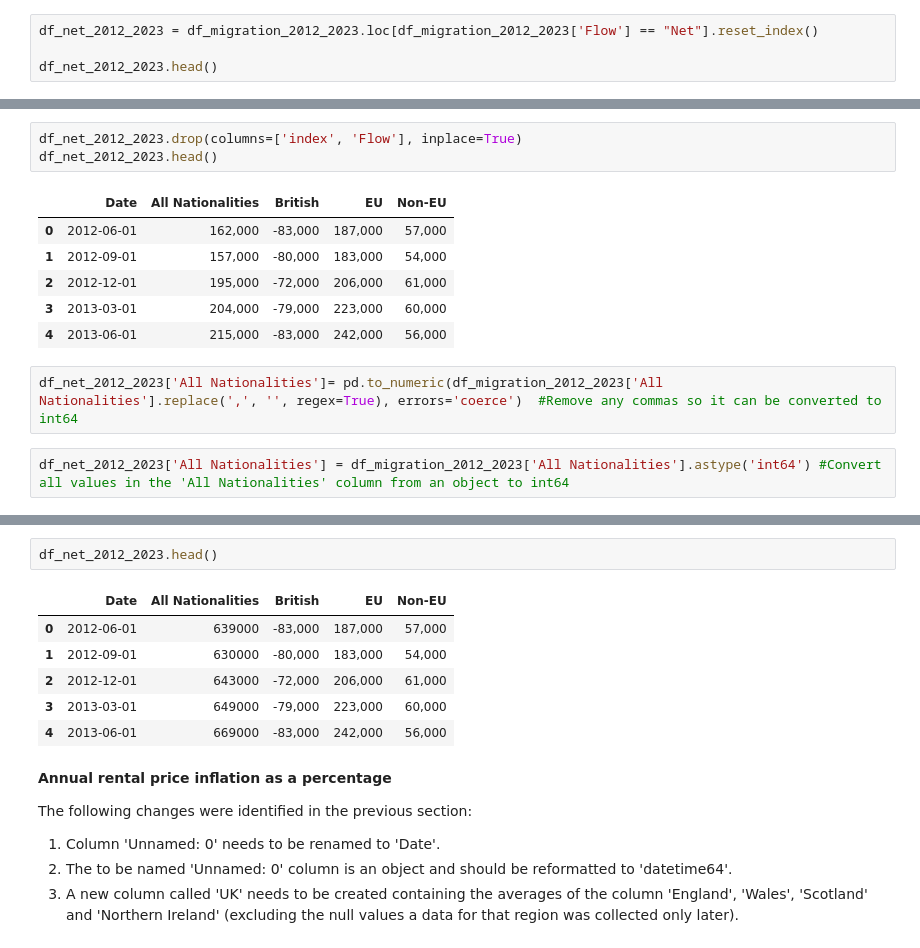
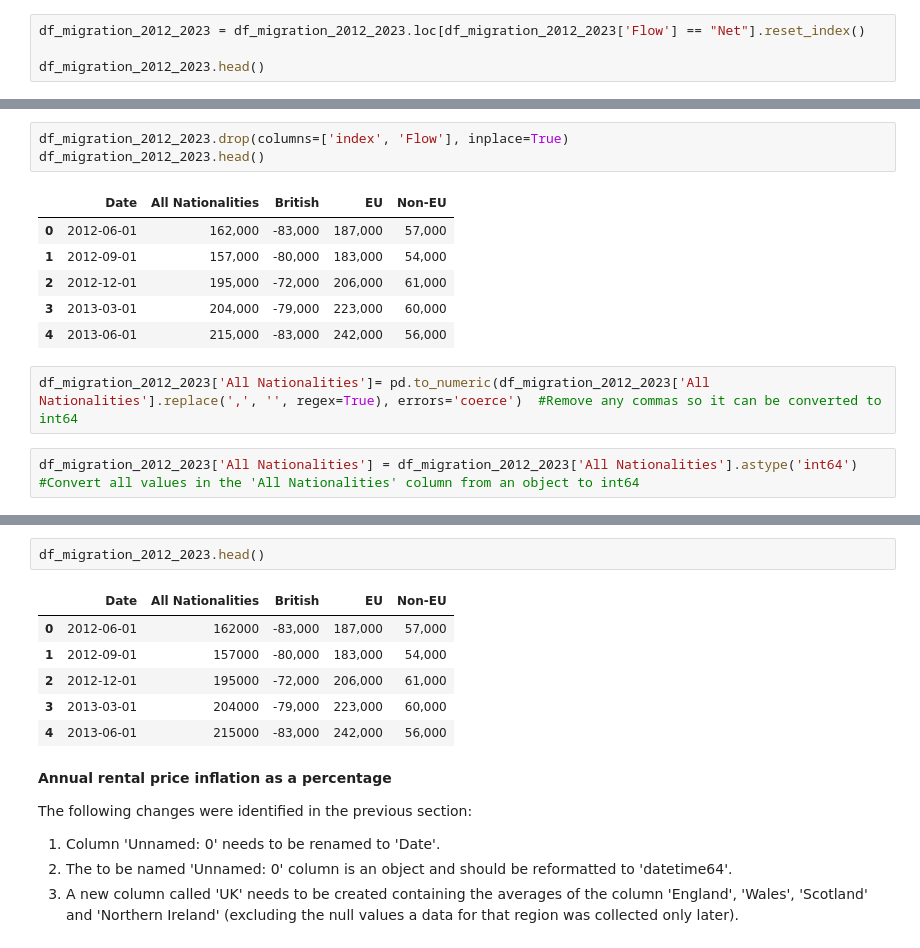
Before and after one commit to sr781/Data-Project---Factors-Potentially-Affecting-House-Prices-In-The-UK, a Jupyter notebook: Final_Project_Sulav.ipynb, the cells around one changed output, grey strips where cells are left out. Saved outputs shown, nothing was run; the diff lists cells and outputs as text.

```diff
--- a/Final_Project_Sulav.ipynb
+++ b/Final_Project_Sulav.ipynb
@@ -379,9 +379,9 @@ print(df_migration_2012_2023)
 # %% [markdown]
 We only need the data for the next migration. Luckily the column 'Flow' indicates which one is which so we can create a new dataframe that only has net values. The index will also be reset so it starts at '0'
 # %%
-df_net_2012_2023 = df_migration_2012_2023.loc[df_migration_2012_2023['Flow'] == "Net"].reset_index()
+df_migration_2012_2023 = df_migration_2012_2023.loc[df_migration_2012_2023['Flow'] == "Net"].reset_index()
 
-df_net_2012_2023.head()
+df_migration_2012_2023.head()
 # %% [output]
 |  | index | Flow | Date | All Nationalities | British | EU | Non-EU |
 | 0 | 90 | Net | 2012-06-01 | 162,000 | -83,000 | 187,000 | 57,000 |
@@ -392,8 +392,8 @@ df_net_2012_2023.head()
 # %% [markdown]
 Remove the 'Flow ' and newly created 'Index' columns.
 # %%
-df_net_2012_2023.drop(columns=['index', 'Flow'], inplace=True)
-df_net_2012_2023.head()
+df_migration_2012_2023.drop(columns=['index', 'Flow'], inplace=True)
+df_migration_2012_2023.head()
 # %% [output]
 |  | Date | All Nationalities | British | EU | Non-EU |
 | 0 | 2012-06-01 | 162,000 | -83,000 | 187,000 | 57,000 |
@@ -402,6 +402,6 @@ df_net_2012_2023.head()
 | 3 | 2013-03-01 | 204,000 | -79,000 | 223,000 | 60,000 |
 | 4 | 2013-06-01 | 215,000 | -83,000 | 242,000 | 56,000 |
 # %%
-df_net_2012_2023['All Nationalities']= pd.to_numeric(df_migration_2012_2023['All Nationalities'].replace(',', '', regex=True), errors='coerce')  #Remove any commas so it can be converted to int64
+df_migration_2012_2023['All Nationalities']= pd.to_numeric(df_migration_2012_2023['All Nationalities'].replace(',', '', regex=True), errors='coerce')  #Remove any commas so it can be converted to int64
 # %%
-df_net_2012_2023['All Nationalities'] = df_migration_2012_2023['All Nationalities'].astype('int64') #Convert all values in the 'All Nationalities' column from an object to int64
+df_migration_2012_2023['All Nationalities'] = df_migration_2012_2023['All Nationalities'].astype('int64') #Convert all values in the 'All Nationalities' column from an object to int64
@@ -417,14 +415,14 @@ EU                           object
 Non-EU                       object
 dtype: object
 # %%
-df_net_2012_2023.head()
+df_migration_2012_2023.head()
 # %% [output]
 |  | Date | All Nationalities | British | EU | Non-EU |
-| 0 | 2012-06-01 | 639000 | -83,000 | 187,000 | 57,000 |
-| 1 | 2012-09-01 | 630000 | -80,000 | 183,000 | 54,000 |
-| 2 | 2012-12-01 | 643000 | -72,000 | 206,000 | 61,000 |
-| 3 | 2013-03-01 | 649000 | -79,000 | 223,000 | 60,000 |
-| 4 | 2013-06-01 | 669000 | -83,000 | 242,000 | 56,000 |
+| 0 | 2012-06-01 | 162000 | -83,000 | 187,000 | 57,000 |
+| 1 | 2012-09-01 | 157000 | -80,000 | 183,000 | 54,000 |
+| 2 | 2012-12-01 | 195000 | -72,000 | 206,000 | 61,000 |
+| 3 | 2013-03-01 | 204000 | -79,000 | 223,000 | 60,000 |
+| 4 | 2013-06-01 | 215000 | -83,000 | 242,000 | 56,000 |
 # %% [markdown]
 **Annual rental price inflation as a percentage**
 
```
Also changed, not shown: parts of 7 cells of this notebook.
